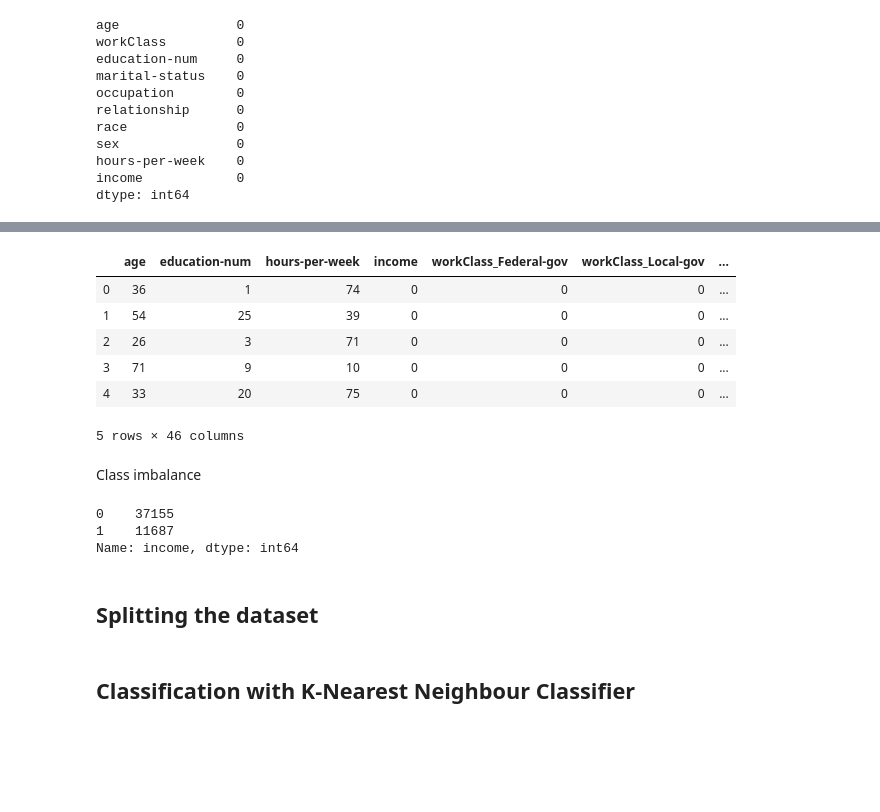
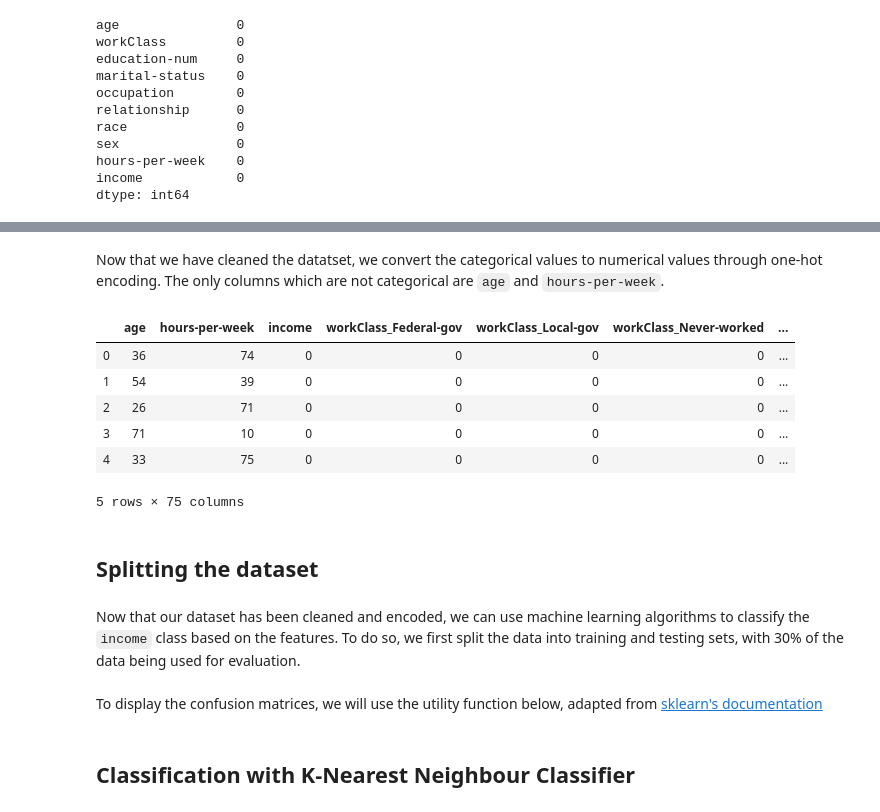
Before and after one commit to teobouvard/study, a Jupyter notebook: 4-UiS/data-science/assignment4/adult_scikit.ipynb, the cells around one changed output, grey strips where cells are left out. Saved outputs shown, nothing was run; the diff lists cells and outputs as text; code cells hidden in the pictures; blank space fills up the shorter version.

Commit message:
Finished data science assignment 4

```diff
--- a/4-UiS/data-science/assignment4/adult_scikit.ipynb
+++ b/4-UiS/data-science/assignment4/adult_scikit.ipynb
@@ -92,27 +84,24 @@ clean_dataset
+# %% [markdown]
+Now that we have cleaned the datatset, we convert the categorical values to numerical values through one-hot
+encoding. The only columns which are not categorical are `age` and `hours-per-week`.
 # %%
-categorical = ['workClass', 'marital-status', 'occupation', 'relationship', 'race', 'sex']
+categorical = ['workClass', 'education-num', 'marital-status', 'occupation', 'relationship', 'race', 'sex']
 try:
     clean_dataset = pd.get_dummies(clean_dataset, columns=categorical)
 except KeyError:
     print('Dataset has already beeen converted to categorical')
 clean_dataset.head()
 # %% [output]
-|  | age | education-num | hours-per-week | income | workClass_Federal-gov | workClass_Local-gov | ... |
-| 0 | 36 | 1 | 74 | 0 | 0 | 0 | ... |
-| 1 | 54 | 25 | 39 | 0 | 0 | 0 | ... |
-| 2 | 26 | 3 | 71 | 0 | 0 | 0 | ... |
-| 3 | 71 | 9 | 10 | 0 | 0 | 0 | ... |
-| 4 | 33 | 20 | 75 | 0 | 0 | 0 | ... |
+|  | age | hours-per-week | income | workClass_Federal-gov | workClass_Local-gov | workClass_Never-worked | ... |
+| 0 | 36 | 74 | 0 | 0 | 0 | 0 | ... |
+| 1 | 54 | 39 | 0 | 0 | 0 | 0 | ... |
+| 2 | 26 | 71 | 0 | 0 | 0 | 0 | ... |
+| 3 | 71 | 10 | 0 | 0 | 0 | 0 | ... |
+| 4 | 33 | 75 | 0 | 0 | 0 | 0 | ... |
-5 rows × 46 columns
+5 rows × 75 columns
-# %% [markdown]
-Class imbalance
-# %%
-clean_dataset['income'].value_counts()
-# %% [output]
-0    37155
-1    11687
-Name: income, dtype: int64
 # %% [markdown]
 ## Splitting the dataset
+# %% [markdown]
+Now that our dataset has been cleaned and encoded, we can use machine learning algorithms to classify the `income` class based on the features. To do so, we first split the data into training and testing sets, with 30% of the data being used for evaluation.
 # %%
 from sklearn.model_selection import train_test_split
@@ -121,3 +110,5 @@ from sklearn.metrics import accuracy_score, confusion_matrix
 input_columns = clean_dataset.drop(columns=['income'])
 output_column = clean_dataset['income']
 x_train, x_test, y_train, y_test = train_test_split(input_columns, output_column, test_size=0.3, random_state=42)
+# %% [markdown]
+To display the confusion matrices, we will use the utility function below, adapted from [sklearn's documentation](https://scikit-learn.org/stable/auto_examples/model_selection/plot_confusion_matrix.html#sphx-glr-auto-examples-model-selection-plot-confusion-matrix-py)
```
Also changed, not shown: parts of 23 cells of this notebook, 1 other file.
